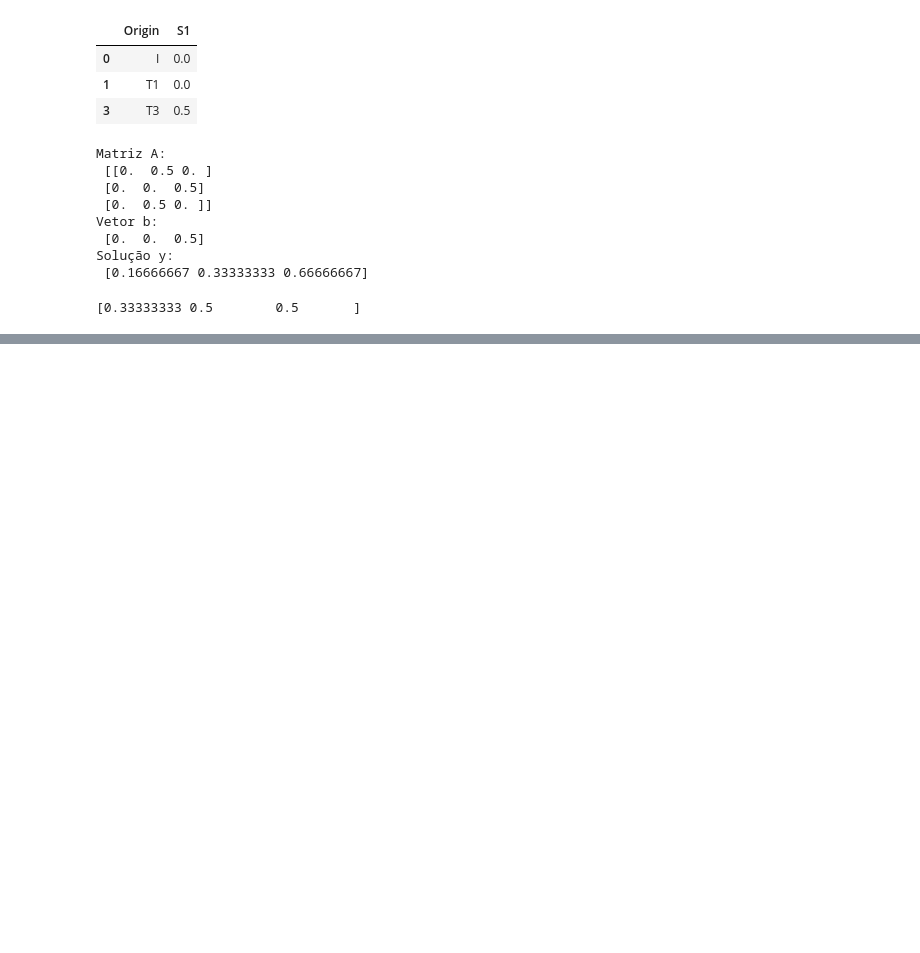
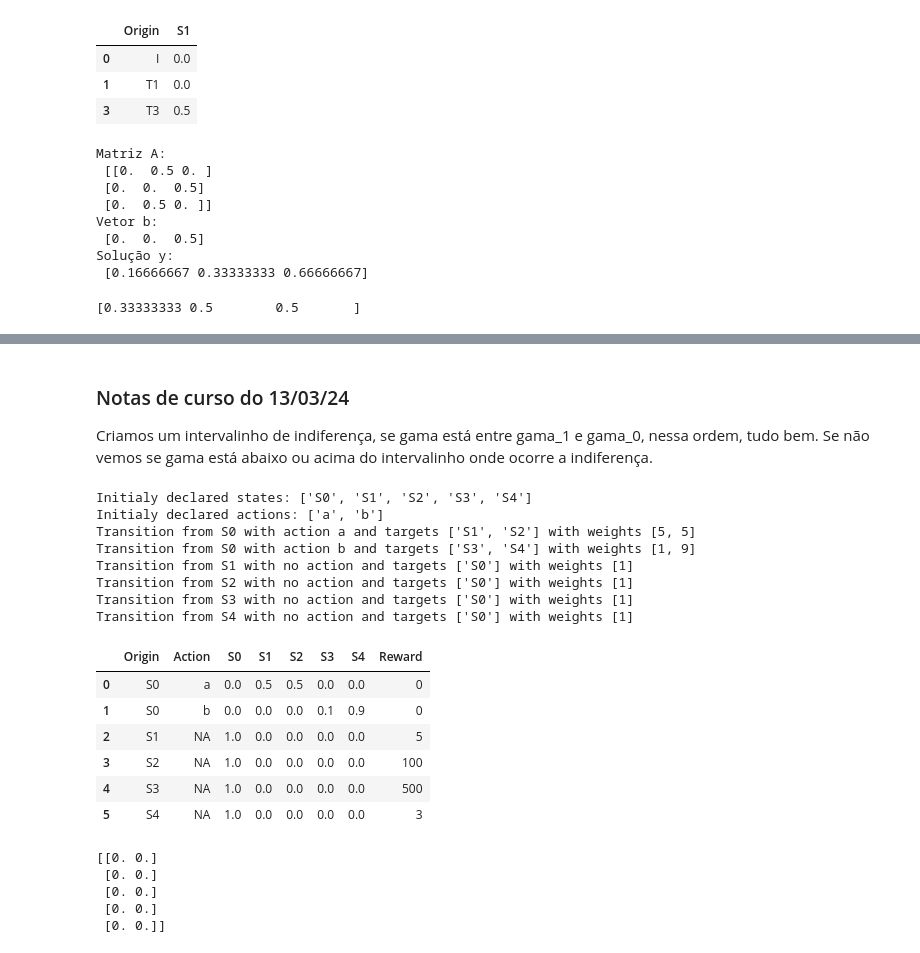
Before and after one commit to Powerloleu/TP_Renforcement, a Jupyter notebook: Implementation_cours.ipynb, the cells around one changed output, grey strips where cells are left out. Cells and saved outputs as stored; diff of their text form; code cells hidden in the pictures; blank space fills up the shorter version.

```diff
--- a/Implementation_cours.ipynb
+++ b/Implementation_cours.ipynb
@@ -451,0 +539,56 @@ print(y)
+# %% [markdown]
+### Notas de curso do 13/03/24
+
+Criamos um intervalinho de indiferença, se gama está entre gama_1 e gama_0, nessa ordem, tudo bem. Se não vemos se gama está abaixo ou acima do intervalinho onde ocorre a indiferença.
+# %%
+printer = run_mdp(path = "prof_examples//ex_cours.mdp", return_printer=True, print_transactions=False, print_states=False)
+df = printer.transactions_prob
+
+# Adicionando uma coluna de 'Reward' com valores exemplo
+df["Reward"] = [0, 0, 5, 100, 500, 3]
+
+display(df)
+# %% [output]
+Initialy declared states: ['S0', 'S1', 'S2', 'S3', 'S4']
+Initialy declared actions: ['a', 'b']
+Transition from S0 with action a and targets ['S1', 'S2'] with weights [5, 5]
+Transition from S0 with action b and targets ['S3', 'S4'] with weights [1, 9]
+Transition from S1 with no action and targets ['S0'] with weights [1]
+Transition from S2 with no action and targets ['S0'] with weights [1]
+Transition from S3 with no action and targets ['S0'] with weights [1]
+Transition from S4 with no action and targets ['S0'] with weights [1]
+|  | Origin | Action | S0 | S1 | S2 | S3 | S4 | Reward |
+| 0 | S0 | a | 0.0 | 0.5 | 0.5 | 0.0 | 0.0 | 0 |
+| 1 | S0 | b | 0.0 | 0.0 | 0.0 | 0.1 | 0.9 | 0 |
+| 2 | S1 | NA | 1.0 | 0.0 | 0.0 | 0.0 | 0.0 | 5 |
+| 3 | S2 | NA | 1.0 | 0.0 | 0.0 | 0.0 | 0.0 | 100 |
+| 4 | S3 | NA | 1.0 | 0.0 | 0.0 | 0.0 | 0.0 | 500 |
+| 5 | S4 | NA | 1.0 | 0.0 | 0.0 | 0.0 | 0.0 | 3 |
+# %%
+# Número de estados e ações
+n_states = 5
+n_actions = 2  # Adapte se necessário
+
+# Inicialização da tabela Q
+Q = np.zeros((n_states, n_actions))
+print(Q)
+
+# Parâmetros do Q-Learning
+alpha = 0.1  # Taxa de aprendizado
+gamma = 0.99  # Fator de desconto
+epsilon = 0.1  # Para a estratégia ε-greedy
+
+# Para a simulação, suponha que tenhamos funções para obter o próximo estado e a recompensa:
+def take_action(state, action):
+
+    df_state = df[df['Origin'] == state]
+    next_state = np.random.choice(df_state.columns[2:7], p=df_state[action].values)
+    reward = df_state[df_state['Origin'] == next_state]['Reward'].values[0]
+
+    return next_state, reward
+# %% [output]
+[[0. 0.]
+ [0. 0.]
+ [0. 0.]
+ [0. 0.]
+ [0. 0.]]
```
Also changed, not shown: parts of 4 cells of this notebook, 2 other files.
